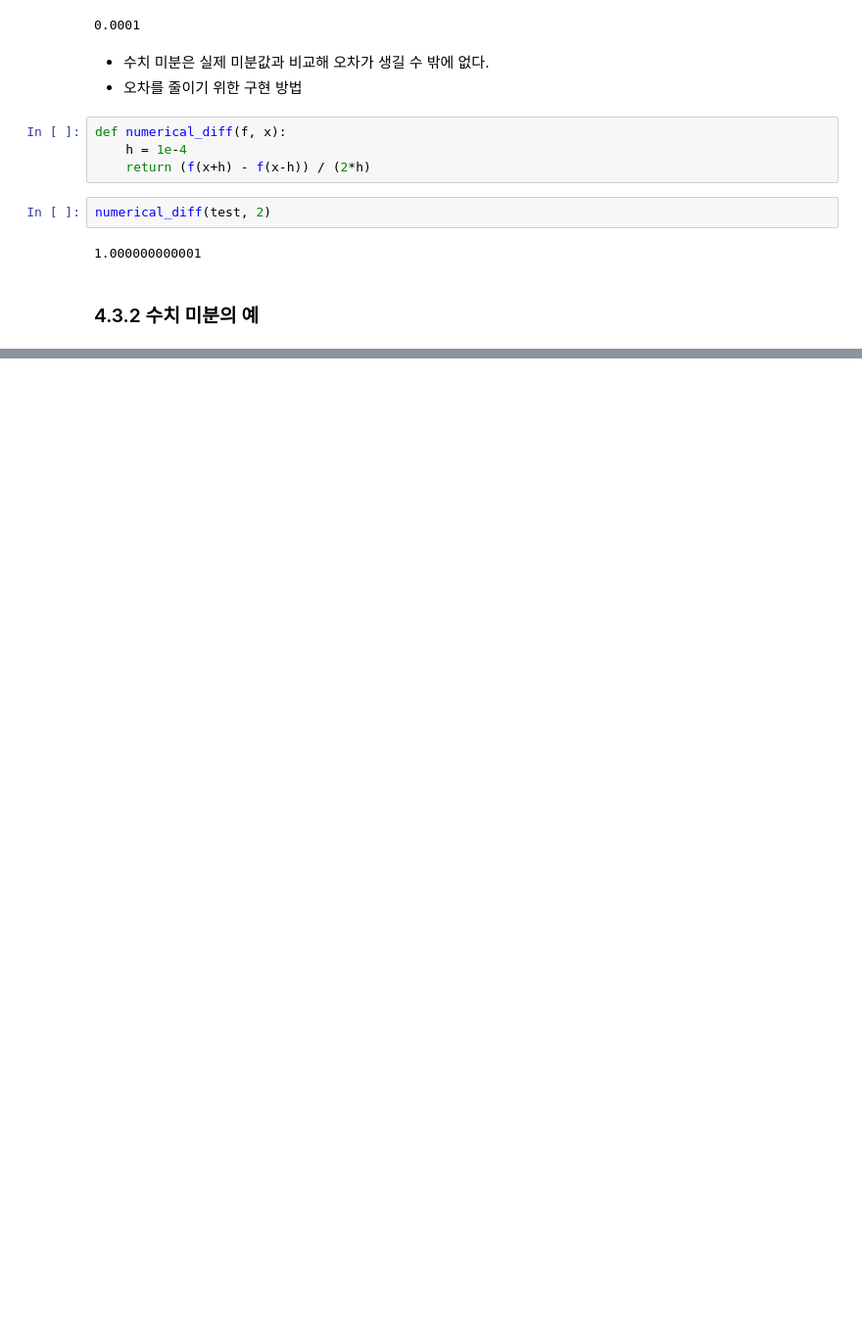
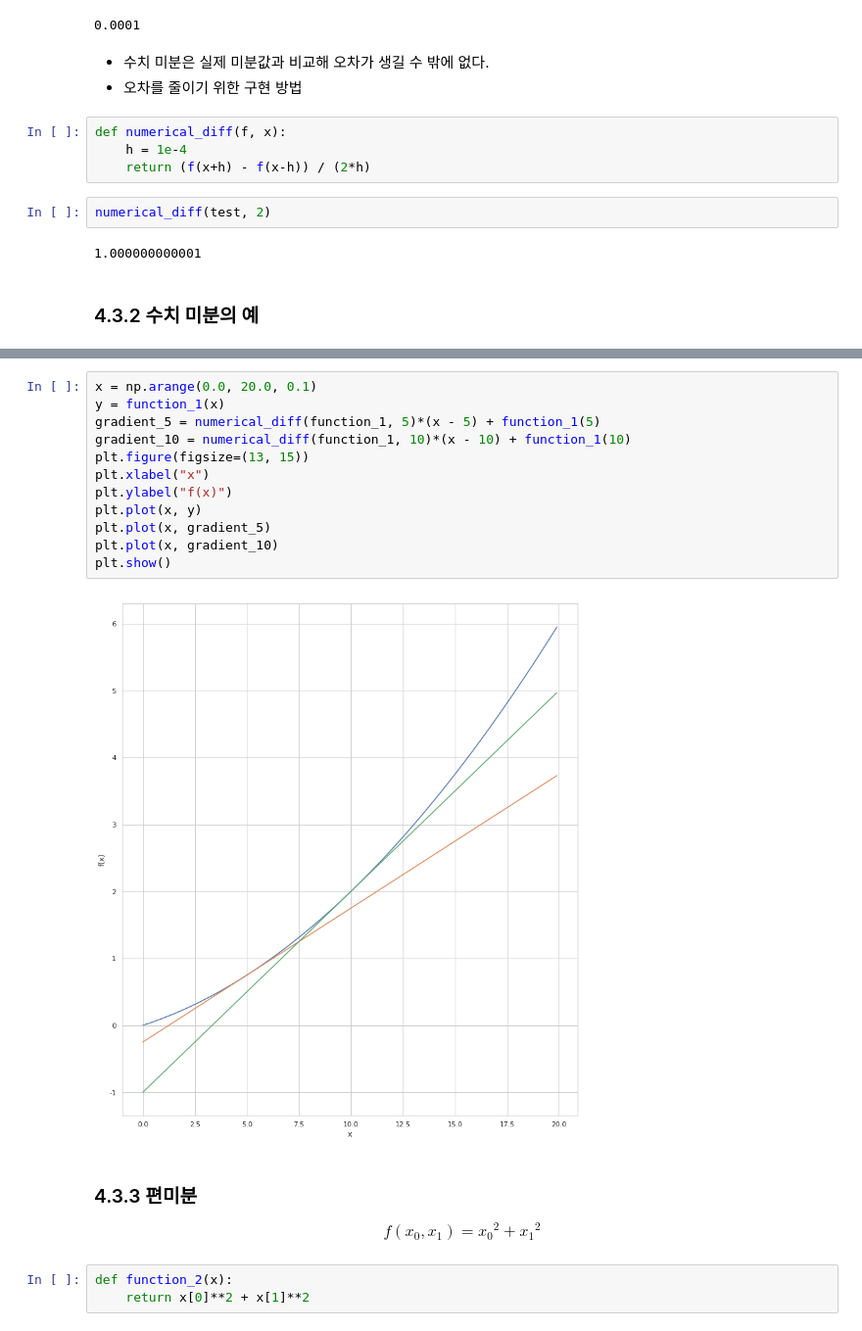
Before and after one commit to EmjayAhn/D.books, a Jupyter notebook: 03_밑바닥부터 시작하는 딥러닝/04_chapter4/01_신경망 학습.ipynb, the cells around one changed output, grey strips where cells are left out. Shown at 98% size. Drawn from its saved outputs; the diff is of its cells as text; blank space fills up the shorter version.

```diff
--- a/03_밑바닥부터 시작하는 딥러닝/04_chapter4/01_신경망 학습.ipynb
+++ b/03_밑바닥부터 시작하는 딥러닝/04_chapter4/01_신경망 학습.ipynb
@@ -111,0 +123,20 @@ numerical_diff(test, 2)
+# %%
+x = np.arange(0.0, 20.0, 0.1)
+y = function_1(x)
+gradient_5 = numerical_diff(function_1, 5)*(x - 5) + function_1(5)
+gradient_10 = numerical_diff(function_1, 10)*(x - 10) + function_1(10)
+plt.figure(figsize=(13, 15))
+plt.xlabel("x")
+plt.ylabel("f(x)")
+plt.plot(x, y)
+plt.plot(x, gradient_5)
+plt.plot(x, gradient_10)
+plt.show()
+# %% [output]
+[figure, added]
+# %% [markdown]
+### 4.3.3 편미분
+$$ f(x_0, x_1) = {x_0}^2 + {x_1}^2 $$
+# %%
+def function_2(x):
+    return x[0]**2 + x[1]**2
```
Also changed, not shown: parts of 5 cells of this notebook, 1 other file.
